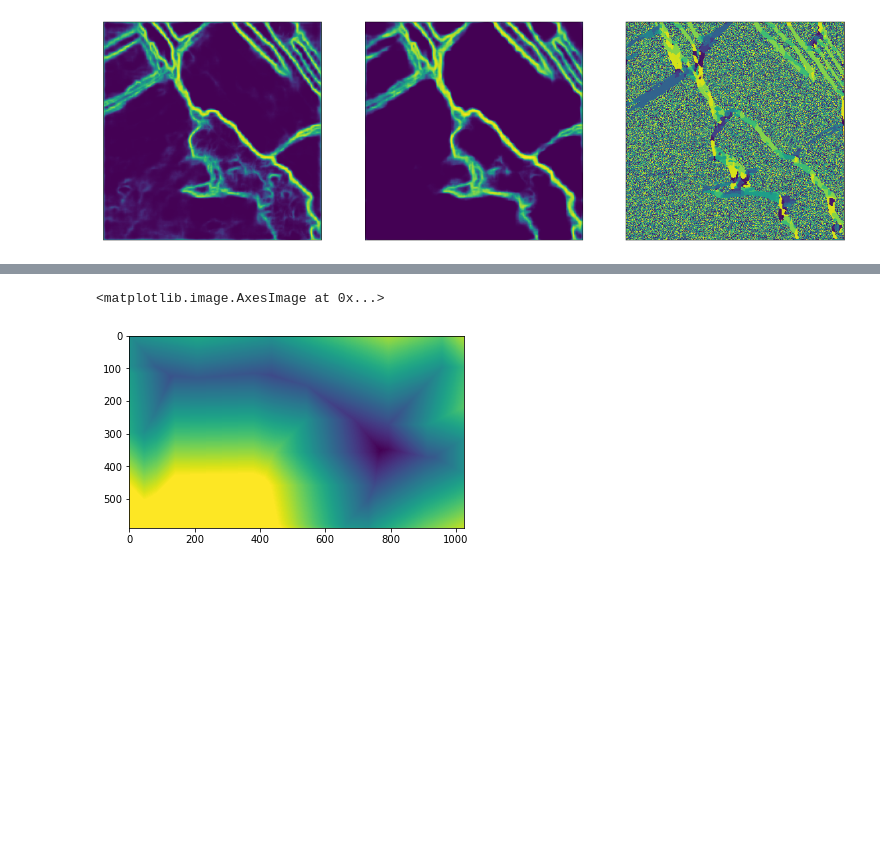
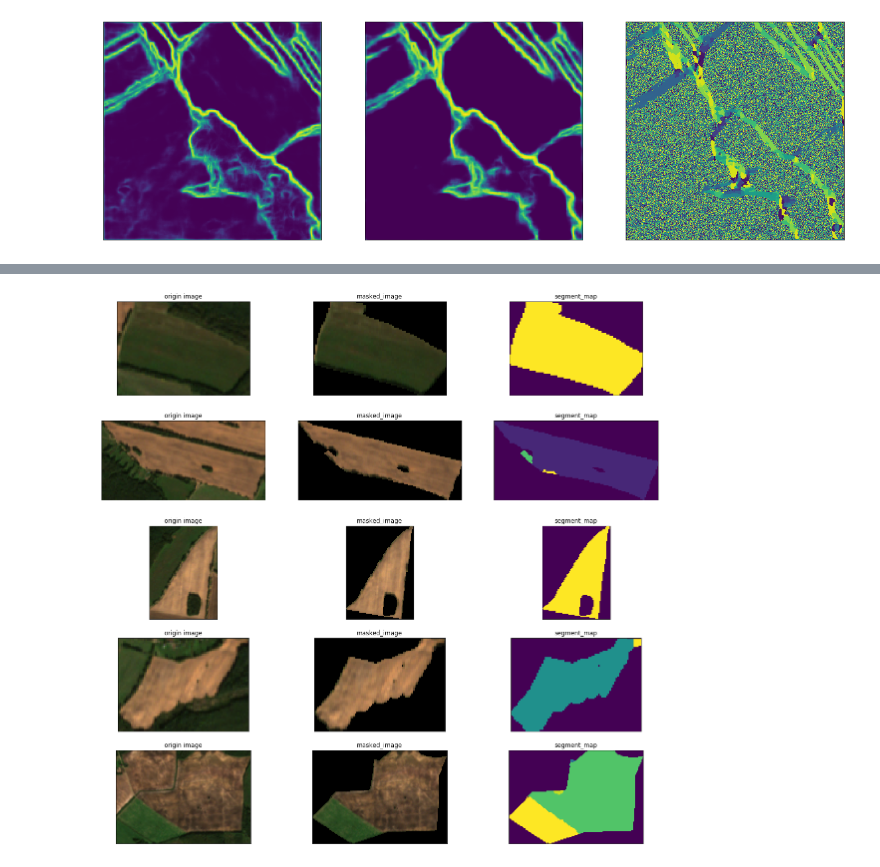
Before and after one commit to sserg-r/cob_tf, a Jupyter notebook: python/example_COB.ipynb, the cells around one changed output, grey strips where cells are left out. Cells and saved outputs as stored; diff of their text form; code cells hidden in the pictures; blank space fills up the shorter version.

```diff
--- a/python/example_COB.ipynb
+++ b/python/example_COB.ipynb
@@ -361,2 +52,0 @@ plt.imshow(shaded_cnt)
-# %%
-nm=4
@@ -608,5 +52,0 @@ vv.get_distanse_raster_from_bin_mask()
-# %%
-plt.imshow(vv.distance)
-# %% [output]
-<matplotlib.image.AxesImage at 0x...>
-[figure, removed]
@@ -659,6 +52,0 @@ def get_distanse_raster_from_bin_mask(masked):
-# %%
-coord1=get_coord_from_geojson(jsonstr)
-mask0=get_mask_from_path(coord1)
-dist=get_distanse_raster_from_bin_mask(mask0)
-
-plt.imshow(get_distanse_raster_from_bin_mask(masked))
@@ -664,0 +215,21 @@ plt.imshow(get_distanse_raster_from_bin_mask(masked))
+# %%
+plt.figure(figsize=(20,20))
+
+lines=len(data)
+for line in range(lines):
+    nm=line
+    image=data[nm][0]
+    masked=data[nm][1]
+    seg_map=get_segm_map(image,masked,line_thresh=0.2,area_thresh=20)
+
+    for num,(im,title) in enumerate(zip([image,masked,seg_map],['origin image', 'masked_image', 'segment_map']),1):
+        plt.subplot(lines,3,num+line*3)
+        plt.imshow(im)
+        plt.title(title)
+        plt.xticks([]), plt.yticks([])
+
+
+
+# plt.imshow(get_segm_map(data[nm][0],data[nm][1],line_thresh=0.2,area_thresh=20))
+# %% [output]
+[figure, added]
```
Also changed, not shown: parts of 30 cells of this notebook.
